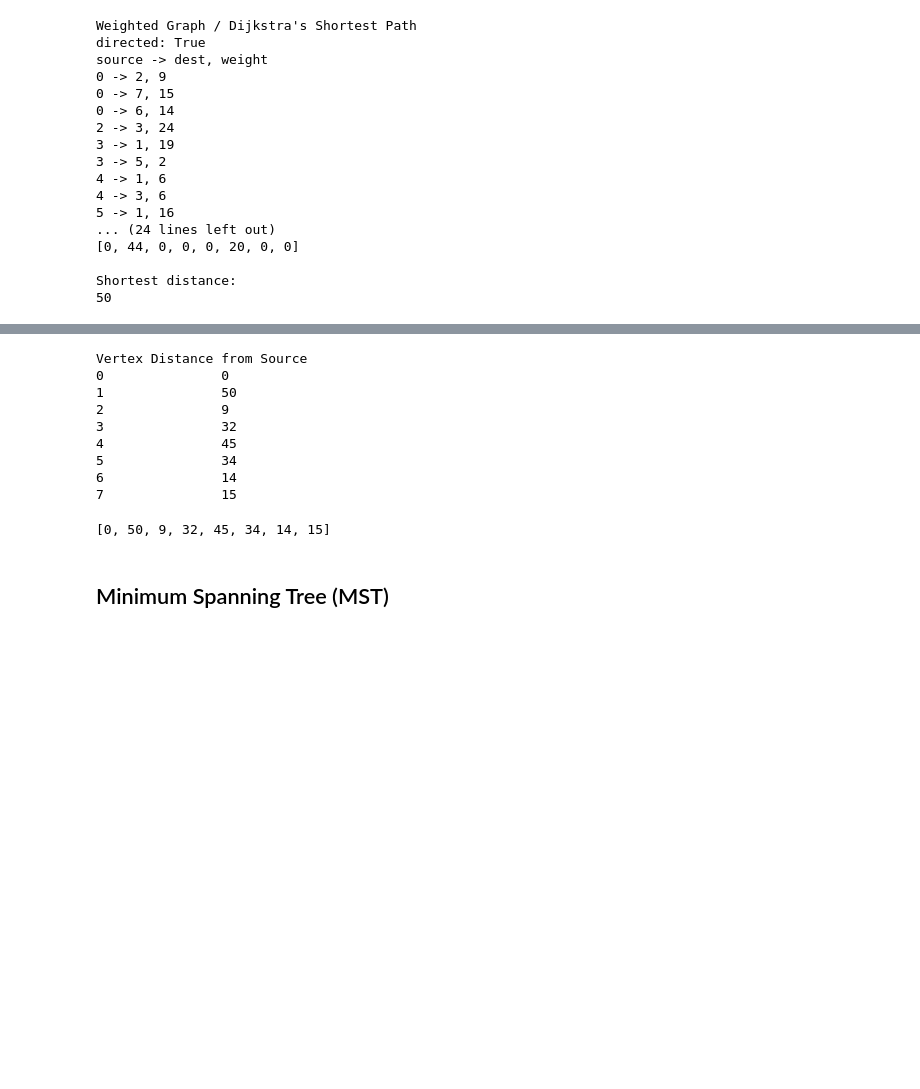
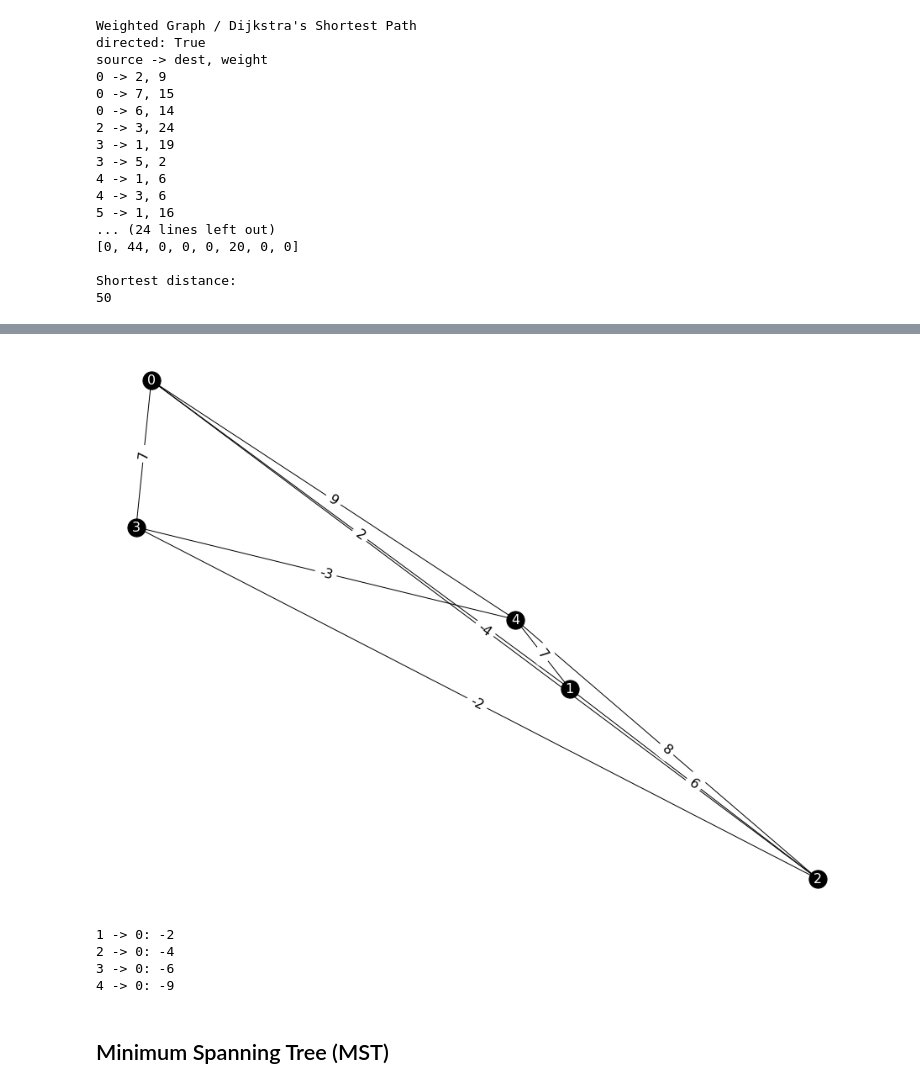
Before and after one commit to kaihirota/Problem-Solving, a Jupyter notebook: Algorithms.ipynb, the cells around one changed output, grey strips where cells are left out. Drawn from its saved outputs; the diff is of its cells as text; code cells hidden in the pictures; blank space fills up the shorter version.

```diff
--- a/Algorithms.ipynb
+++ b/Algorithms.ipynb
@@ -1197,17 +1320,3 @@ Why do we need to be careful with negative weights?
 
 - [Dynamic Programming](#Dynamic-Programming)
 - [Graph](#Graph)
-# %%
-dist = graph.bellman_ford(0)
-dist
-# %% [output]
-Vertex Distance from Source
-0               0
-1               50
-2               9
-3               32
-4               45
-5               34
-6               14
-7               15
-[0, 50, 9, 32, 45, 34, 14, 15]
@@ -1214,3 +1325,28 @@ Vertex Distance from Source
+# %%
+edges = [
+    (0, 1, 2), (0, 3, 7), (1, 2, 6),
+    (1, 4, 7), (2, 0, -4), (2, 3, 5),
+    (2, 4, 8), (3, 2, -2), (4, 0, 9),
+    (4, 3, -3)
+]
+directed = True
+graph = WeightedGraph.from_edges(edges, directed)
+# %%
+graph.plot()
+# %% [output]
+[figure, added]
+# %%
+dest = 0
+s = [1, 2, 3, 4]
+
+for src in s:
+    dist = graph.bellman_ford(src, dest)
+    print(f'{src} -> {dest}: {dist}')
+# %% [output]
+1 -> 0: -2
+2 -> 0: -4
+3 -> 0: -6
+4 -> 0: -9
 # %% [markdown]
 ## Minimum Spanning Tree (MST)
 # %% [markdown]
```
Also changed, not shown: parts of 41 cells of this notebook, 20 other files.
